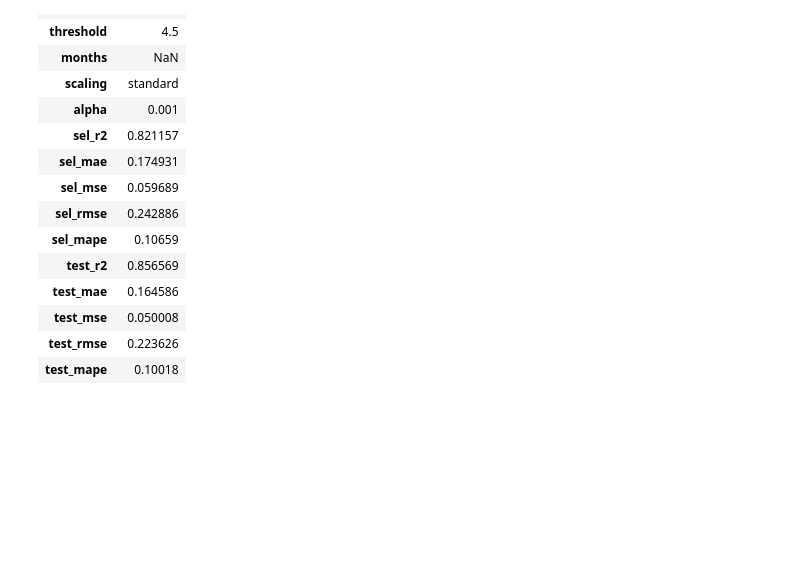
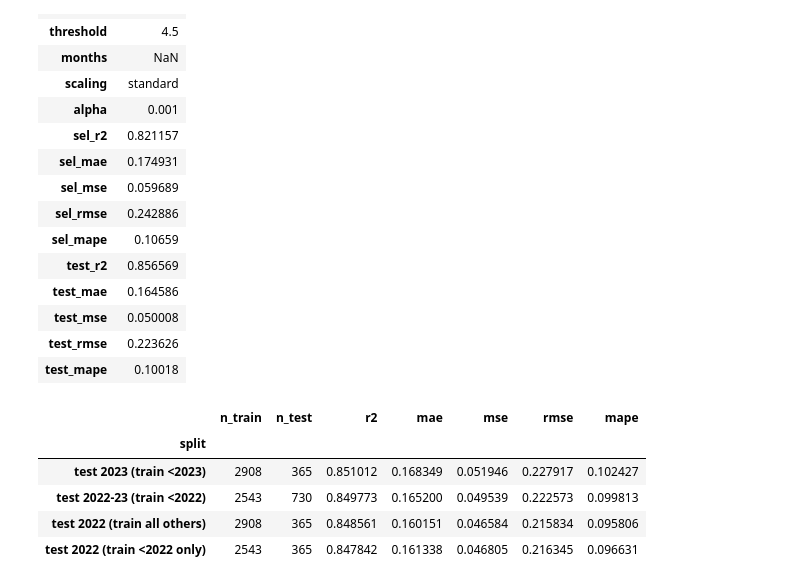
Before and after one commit to margaridardsf/Projeto-Machine-Learning, a Jupyter notebook: project_part1/training_code/experiencias3.ipynb, the cells around one changed output. Cells and saved outputs as stored; diff of their text form; code cells hidden in the pictures; blank space fills up the shorter version.

```diff
--- a/project_part1/training_code/experiencias3.ipynb
+++ b/project_part1/training_code/experiencias3.ipynb
@@ -1701,3 +1691,19 @@ Best by cross-validation r2:
 | test_mse | 0.050008 |
 | test_rmse | 0.223626 |
 | test_mape | 0.10018 |
+# %%
+# Linear regression with the winning setup on different test periods
+compare_splits(raw, LinearRegression,
+    splits={"test 2023 (train <2023)":       "2023-01-01",
+            "test 2022-23 (train <2022)":    ("2022-01-01", "2024-01-01"),
+            "test 2022 (train all others)":  ("2022-01-01", "2023-01-01"),
+            "test 2022 (train <2022 only)":  ("2022-01-01", "2023-01-01", "past")},
+    scaling=None,
+    outlier=dict(threshold=4.5, method="neighbors"))
+# %% [output]
+|  | n_train | n_test | r2 | mae | mse | rmse | mape |
+| split |  |  |  |  |  |  |  |
+| test 2023 (train <2023) | 2908 | 365 | 0.851012 | 0.168349 | 0.051946 | 0.227917 | 0.102427 |
+| test 2022-23 (train <2022) | 2543 | 730 | 0.849773 | 0.165200 | 0.049539 | 0.222573 | 0.099813 |
+| test 2022 (train all others) | 2908 | 365 | 0.848561 | 0.160151 | 0.046584 | 0.215834 | 0.095806 |
+| test 2022 (train <2022 only) | 2543 | 365 | 0.847842 | 0.161338 | 0.046805 | 0.216345 | 0.096631 |
```
Also changed, not shown: parts of 1 cell of this notebook.
